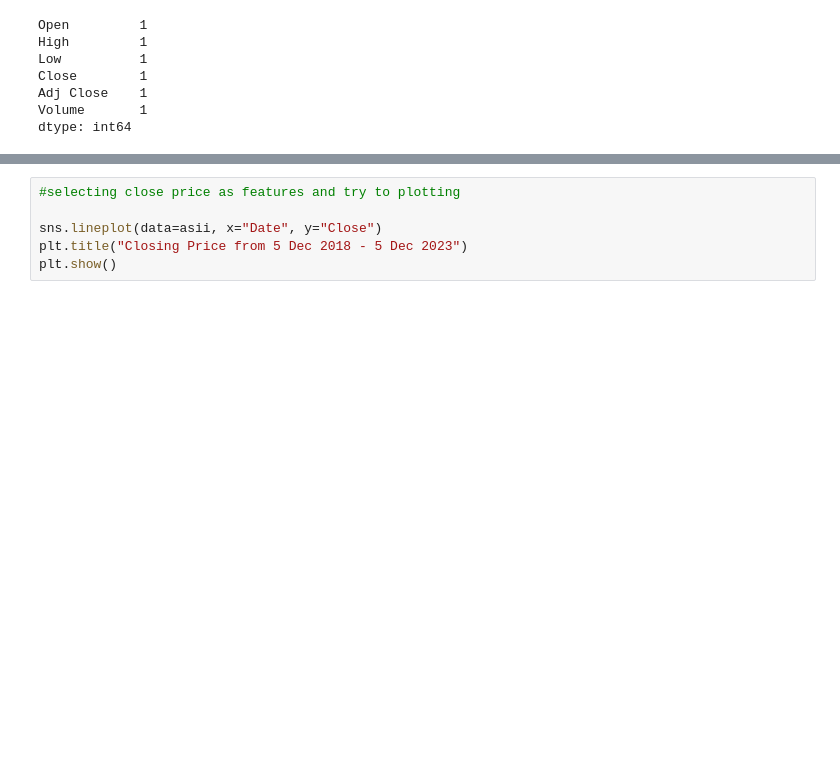
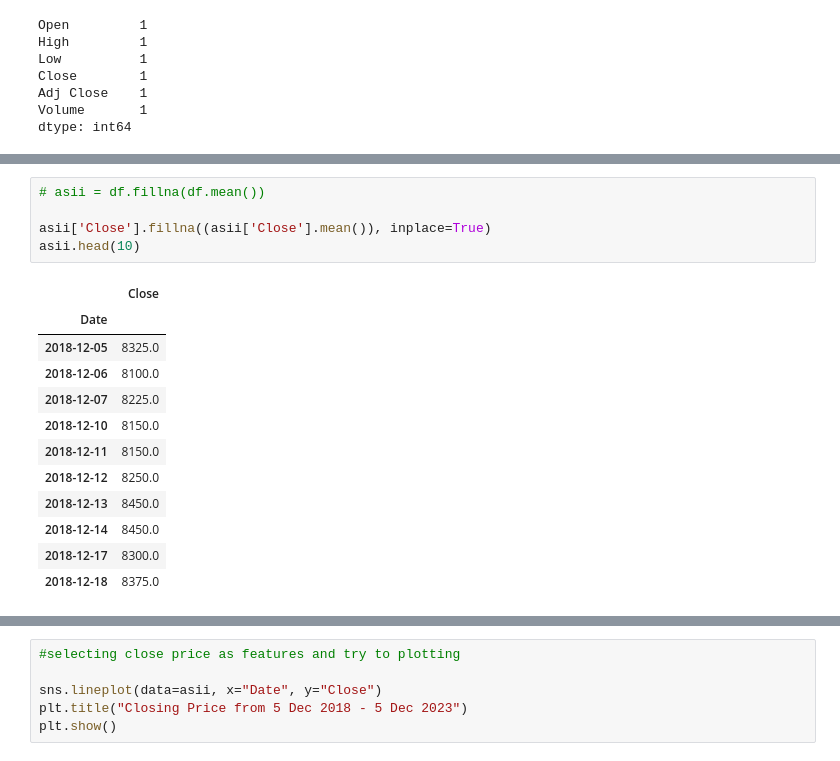
Before and after one commit to darrenxx3/Astra-International-stock-prediction, a Jupyter notebook: code.ipynb, the cells around one changed output, grey strips where cells are left out. Saved outputs shown, nothing was run; the diff lists cells and outputs as text; blank space fills up the shorter version.

```diff
--- a/code.ipynb
+++ b/code.ipynb
@@ -138,3 +155,21 @@ asii = df.fillna(df.mean())
+# %%
+# asii = df.fillna(df.mean())
+
+asii['Close'].fillna((asii['Close'].mean()), inplace=True)
+asii.head(10)
+# %% [output]
+|  | Close |
+| Date |  |
+| 2018-12-05 | 8325.0 |
+| 2018-12-06 | 8100.0 |
+| 2018-12-07 | 8225.0 |
+| 2018-12-10 | 8150.0 |
+| 2018-12-11 | 8150.0 |
+| 2018-12-12 | 8250.0 |
+| 2018-12-13 | 8450.0 |
+| 2018-12-14 | 8450.0 |
+| 2018-12-17 | 8300.0 |
+| 2018-12-18 | 8375.0 |
 # %%
 asii.isnull().sum()
 # %% [output]
```
Also changed, not shown: parts of 6 cells of this notebook.
